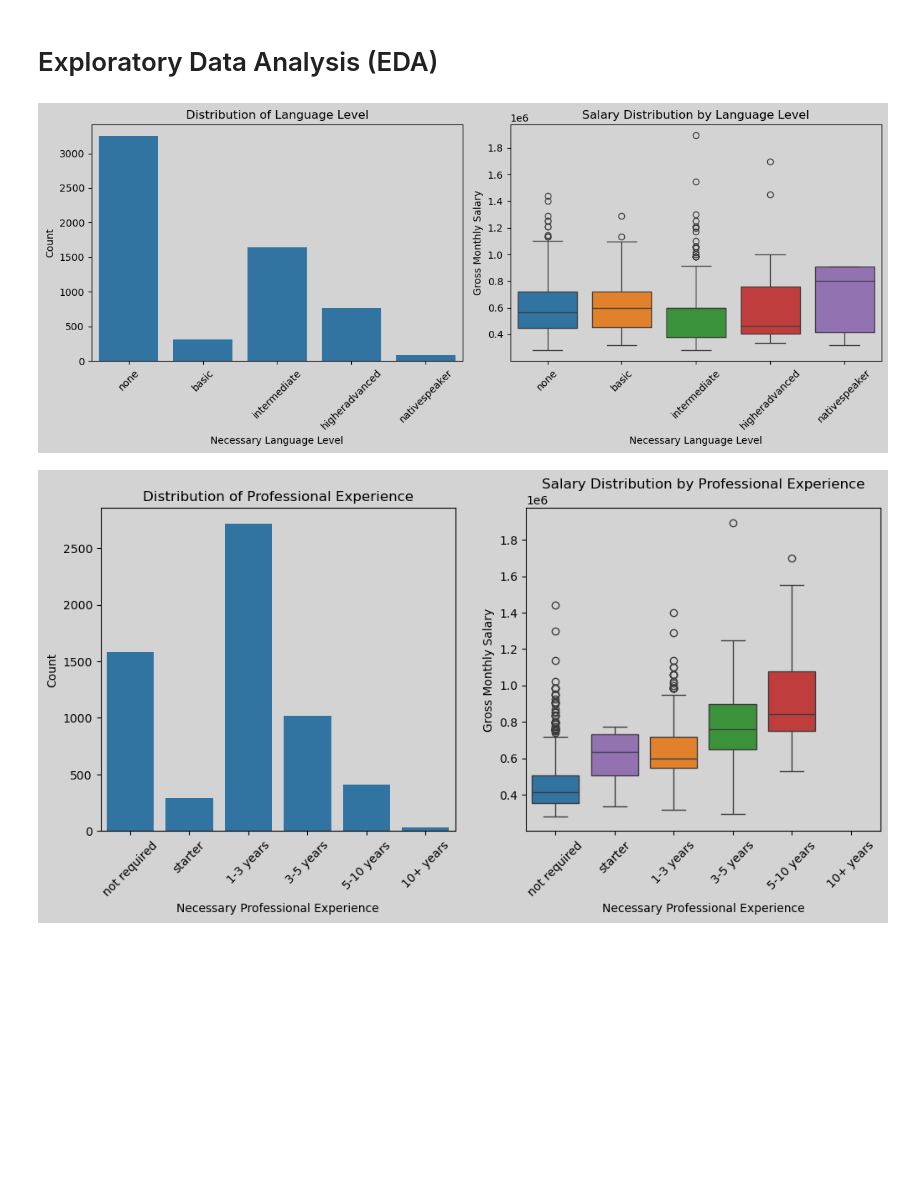
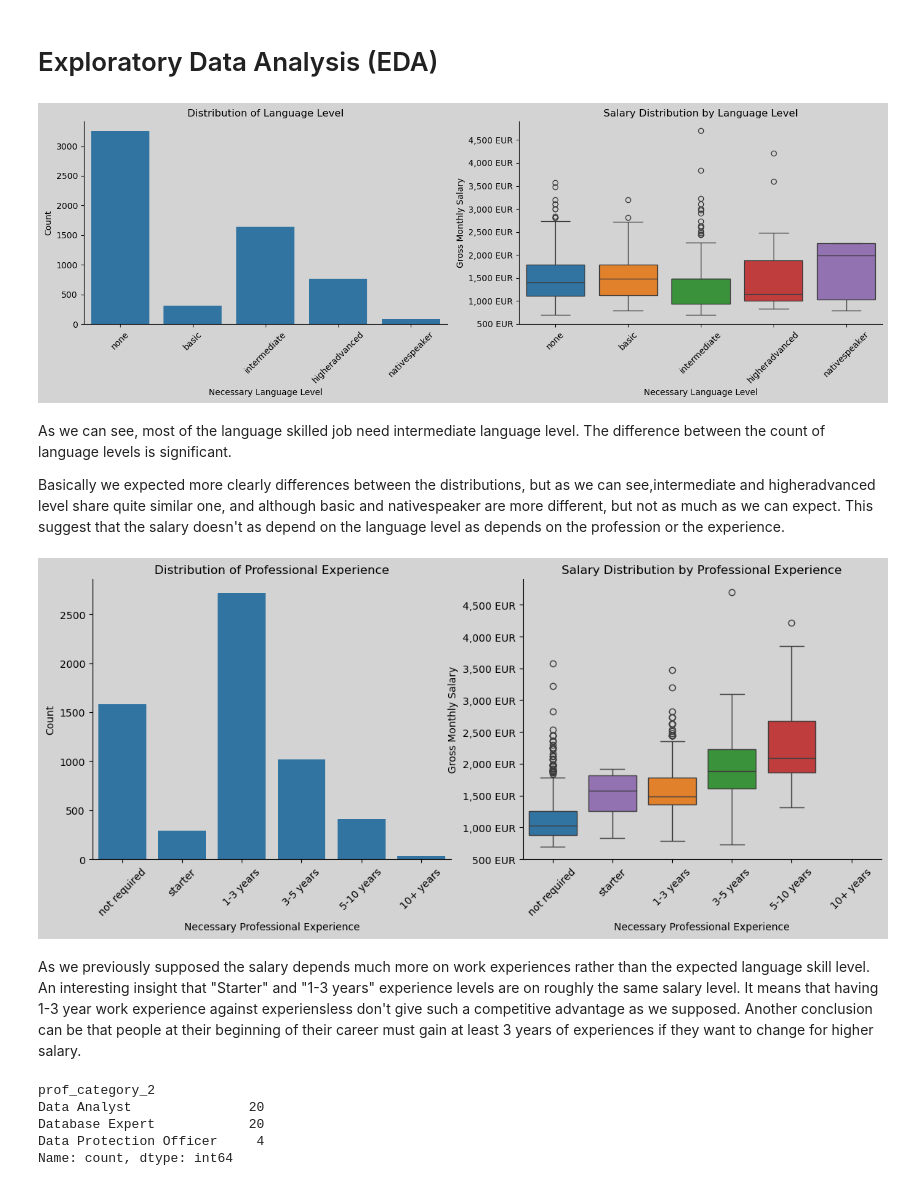
Before and after one commit to olahzsolt1974/Demo-Projects-Portfolio, a Jupyter notebook: HTML Web scraping/HTML Web scraping - Profession.hu.ipynb, the cells around one changed output. Saved outputs shown, nothing was run; the diff lists cells and outputs as text; code cells hidden in the pictures; blank space fills up the shorter version.

```diff
--- a/HTML Web scraping/HTML Web scraping - Profession.hu.ipynb
+++ b/HTML Web scraping/HTML Web scraping - Profession.hu.ipynb
@@ -206,14 +207,15 @@ def extract_salary_info(text):
     return int(gross_monthly_salary)
 
 # Apply the salary extraction function to the 'salary' column of the DataFrame where 'salary' is not null
-df_jobs["gross_monthly_salary"] = df_jobs[df_jobs["salary"].isnull() == False]["salary"].apply(lambda x: pd.Series(extract_salary_info(x)))
+df_jobs["gross_monthly_salary HUF"] = df_jobs[df_jobs["salary"].isnull() == False]["salary"].apply(lambda x: pd.Series(extract_salary_info(x)))
+df_jobs["gross_monthly_salary EUR"] = df_jobs["gross_monthly_salary HUF"] / 403
 # %%
 # Define lower and upper bounds for salary outliers
 lower_bound = 200000
 upper_bound = 2000000
 
 # Find outliers
-outliers = df_jobs[(df_jobs['gross_monthly_salary'] < lower_bound) | (df_jobs['gross_monthly_salary'] > upper_bound)]
+outliers = df_jobs[(df_jobs['gross_monthly_salary HUF'] < lower_bound) | (df_jobs['gross_monthly_salary HUF'] > upper_bound)]
 
 # Delete outliers
 df_jobs = df_jobs.drop(outliers.index)
@@ -267,7 +269,7 @@ df_jobs.to_csv("df_jobs_cleaned.csv")
 # Exploratory Data Analysis (EDA)
 # %%
 # Create a figure with two subplots
-fig, axes = plt.subplots(1, 2, figsize=(12, 5), facecolor="lightgrey")
+fig, axes = plt.subplots(1, 2, figsize=(14, 5), facecolor="lightgrey")
 
 order=["none", 'basic', 'intermediate', 'higheradvanced', 'nativespeaker']
 
@@ -276,46 +278,60 @@ order=["none", 'basic', 'intermediate', 'higheradvanced', 'nativespeaker']
 sns.countplot(
     data=df_jobs,
     x="language_level",
     order=order,
     ax=axes[0]
 )
 
 axes[0].set_facecolor("lightgrey")
 axes[0].set_xlabel("Necessary Language Level")
 axes[0].set_ylabel("Count")
 axes[0].set_title("Distribution of Language Level")
 axes[0].tick_params(axis='x', rotation=45)
 
+# Remove right and top spines from first subplot
+axes[0].spines['right'].set_visible(False)
+axes[0].spines['top'].set_visible(False)
+
 # Second subplot: Boxplot
 sns.boxplot(
     data=df_jobs,
     x="language_level",
     order=order,
-    y="gross_monthly_salary",
+    y="gross_monthly_salary EUR",
     hue="language_level",
     ax=axes[1]
 )
+
+
+# Format y-axis ticks to show EUR currency
+formatter = ticker.FuncFormatter(lambda x, pos: f'{int(x):,} EUR')
+
+axes[1].yaxis.set_major_formatter(formatter)
 axes[1].set_facecolor("lightgrey")
 axes[1].set_xlabel("Necessary Language Level")
 axes[1].set_ylabel("Gross Monthly Salary")
 axes[1].set_title("Salary Distribution by Language Level")
 axes[1].tick_params(axis='x', rotation=45)
 
+# Remove right and top spines from second subplot
+axes[1].spines['right'].set_visible(False)
+axes[1].spines['top'].set_visible(False)
+
 # Adjust layout
 plt.tight_layout()
-
-# As we can see, most of the language skilled job need intermediate language level. The difference between the count of language levels is significant.
-
-# Basically we expected more clearly differences between the distributions,
-# but as we can see,intermediate and higheradvanced level share quite similar one,
-# and although basic and nativespeaker are more different, but not as much as we can expect.
-# This suggest that the salary doesn't as depend on the language level as depends on the
-# profession or the experience.
 # %% [output]
-[figure, old version]
+[figure, new version]
+# %% [markdown]
+As we can see, most of the language skilled job need intermediate language level. The difference between the count of language levels is significant.
+
+Basically we expected more clearly differences between the distributions,
+but as we can see,intermediate and higheradvanced level share quite similar one,
+and although basic and nativespeaker are more different, but not as much as we can expect.
+This suggest that the salary doesn't as depend on the language level as depends on the
+profession or the experience.
 # %%
 # Create a figure with two subplots
-fig, axes = plt.subplots(1, 2, figsize=(12, 5), facecolor="lightgrey")
+fig, axes = plt.subplots(1, 2, figsize=(14, 5), facecolor="lightgrey")
 
 order = ['not required', 'starter', '1-3 years', '3-5 years', '5-10 years', '10+ years']
 
@@ -334,25 +350,48 @@ axes[0].set_ylabel("Count")
 axes[0].set_title("Distribution of Professional Experience")
 axes[0].tick_params(axis='x', rotation=45)
 
+# Remove right and top spines from first subplot
+axes[0].spines['right'].set_visible(False)
+axes[0].spines['top'].set_visible(False)
+
 # Second subplot: Boxplot
 sns.boxplot(
     data=df_jobs,
     x="expected_experience",
     order=order,
-    y="gross_monthly_salary",
+    y="gross_monthly_salary EUR",
     hue="expected_experience",
     ax=axes[1]
 )
+
+# Format y-axis ticks to show EUR currency
+formatter = ticker.FuncFormatter(lambda x, pos: f'{int(x):,} EUR')
+
+axes[1].yaxis.set_major_formatter(formatter)
 axes[1].set_facecolor("lightgrey")
 axes[1].set_xlabel("Necessary Professional Experience")
 axes[1].set_ylabel("Gross Monthly Salary")
 axes[1].set_title("Salary Distribution by Professional Experience")
 axes[1].tick_params(axis='x', rotation=45)
 
-# As we previously supposed the salary depends much more on work experiences rather than the expected language skill level.
-# An interesting insight that "Starter" and "1-3 years" experience levels are on roughly the same salary level. It means that
-# having 1-3 year work experience against experiensless don't give such a competitive advantage as we supposed. Another conclusion
-# can be that people at their beginning of their career must gain at least 3 years of experiences if they want to
-# change for higher salary.
+# Remove right and top spines from second subplot
+axes[1].spines['right'].set_visible(False)
+axes[1].spines['top'].set_visible(False)
 # %% [output]
-[figure, old version]
+[figure, new version]
+# %% [markdown]
+As we previously supposed the salary depends much more on work experiences rather than the expected language skill level.
+An interesting insight that "Starter" and "1-3 years" experience levels are on roughly the same salary level. It means that
+having 1-3 year work experience against experiensless don't give such a competitive advantage as we supposed. Another conclusion
+can be that people at their beginning of their career must gain at least 3 years of experiences if they want to
+change for higher salary.
+# %%
+# We are curious about data related jobs so we create a filtered dataset that contains only these kind oj jobs
+df_data_jobs = df_jobs[df_jobs["prof_category_2"].str.contains("data", case=False, na=False)]
+df_data_jobs["prof_category_2"].value_counts()
+# %% [output]
+prof_category_2
+Data Analyst               20
+Database Expert            20
+Data Protection Officer     4
+Name: count, dtype: int64
```
Also changed, not shown: parts of 4 cells of this notebook.
